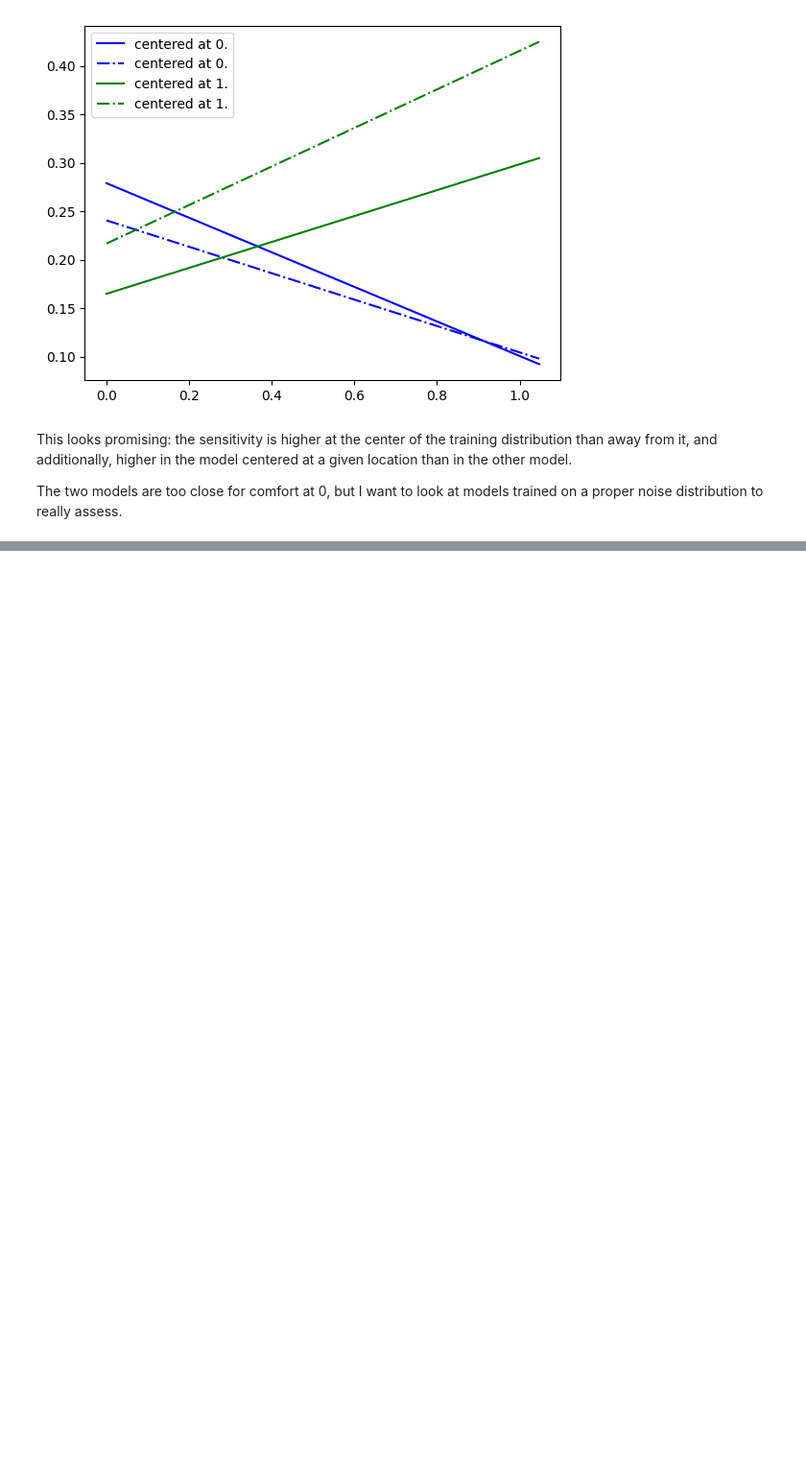
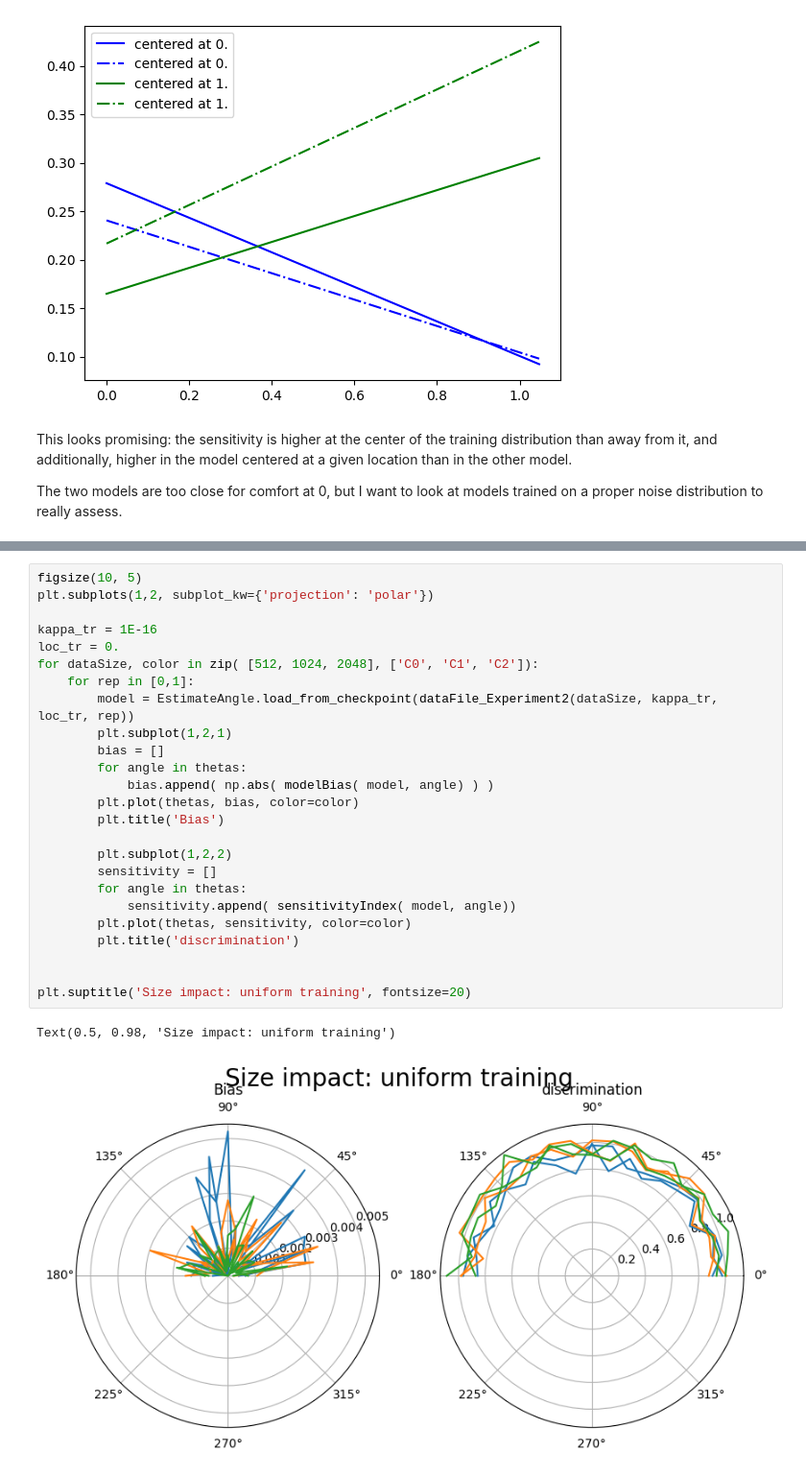
Before and after one commit to lrast/angleFinetuning, a Jupyter notebook: Experiments1-InitialResults.ipynb, the cells around one changed output, grey strips where cells are left out. Shown at 96% size. Cells and saved outputs as stored; diff of their text form; blank space fills up the shorter version.

```diff
--- a/Experiments1-InitialResults.ipynb
+++ b/Experiments1-InitialResults.ipynb
@@ -270,0 +367,28 @@ The two models are too close for comfort at 0, but I want to look at models trai
+# %%
+figsize(10, 5)
+plt.subplots(1,2, subplot_kw={'projection': 'polar'})
+
+kappa_tr = 1E-16
+loc_tr = 0.
+for dataSize, color in zip( [512, 1024, 2048], ['C0', 'C1', 'C2']):
+    for rep in [0,1]:
+        model = EstimateAngle.load_from_checkpoint(dataFile_Experiment2(dataSize, kappa_tr, loc_tr, rep))
+        plt.subplot(1,2,1)
+        bias = []
+        for angle in thetas:
+            bias.append( np.abs( modelBias( model, angle) ) )
+        plt.plot(thetas, bias, color=color)
+        plt.title('Bias')
+
+        plt.subplot(1,2,2)
+        sensitivity = []
+        for angle in thetas:
+            sensitivity.append( sensitivityIndex( model, angle))
+        plt.plot(thetas, sensitivity, color=color)
+        plt.title('discrimination')
+
+
+plt.suptitle('Size impact: uniform training', fontsize=20)
+# %% [output]
+Text(0.5, 0.98, 'Size impact: uniform training')
+[figure, added]
```
Also changed, not shown: parts of 12 cells of this notebook.
